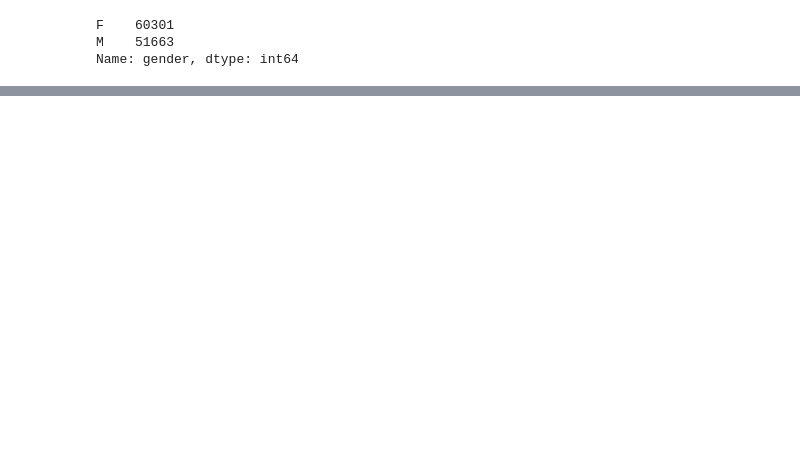
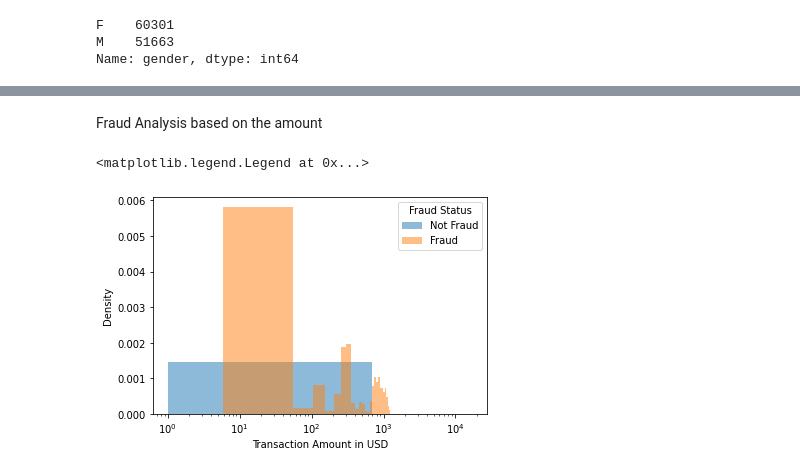
Before and after one commit to melihkurtaran/Fraud_Detection, a Jupyter notebook: XAI_FraudDetection.ipynb, the cells around one changed output, grey strips where cells are left out. Cells and saved outputs as stored; diff of their text form; code cells hidden in the pictures; blank space fills up the shorter version.

```diff
--- a/XAI_FraudDetection.ipynb
+++ b/XAI_FraudDetection.ipynb
@@ -27,6 +24,8 @@ female = female.rename(columns={'merch_long,,': 'merch_long'})
 
 # Merge the dataframes
 df = pd.concat([female, male])
+
+df = df.reset_index(drop=True)
 # %%
 df.head()
 # %% [output]
@@ -51,7 +50,7 @@ else:
 # %% [output]
 There are no null values in the dataframe
 # %%
-df = df.drop(['ssn', 'cc_num','first','last','city','state','zip','street','dob','acct_num','profile','trans_num','trans_date','trans_time','unix_time','merch_long'], axis=1)
+#df = df.drop(['ssn', 'cc_num','first','last','city','state','zip','street','dob','acct_num','profile','trans_num','trans_date','trans_time','unix_time','merch_long'], axis=1)
 # %% [markdown]
 # **Data Exploration**
 # %%
@@ -147,0 +133,17 @@ df
+# %% [markdown]
+Fraud Analysis based on the amount
+# %%
+# Create a histogram of transaction amounts for non-fraudulent transactions
+plt.hist(df[df['is_fraud']==0]['amt'], bins=25, alpha=0.5, label='Not Fraud', density=True)
+
+# Create a histogram of transaction amounts for fraudulent transactions
+plt.hist(df[df['is_fraud']==1]['amt'], bins=25, alpha=0.5, label='Fraud', density=True)
+
+# Add labels and legend to the plot
+plt.ylabel('Density')
+plt.xlabel('Transaction Amount in USD')
+plt.xscale('log')
+plt.legend(title='Fraud Status')
+# %% [output]
+<matplotlib.legend.Legend at 0x...>
+[figure, added]
```
Also changed, not shown: parts of 10 cells of this notebook.
